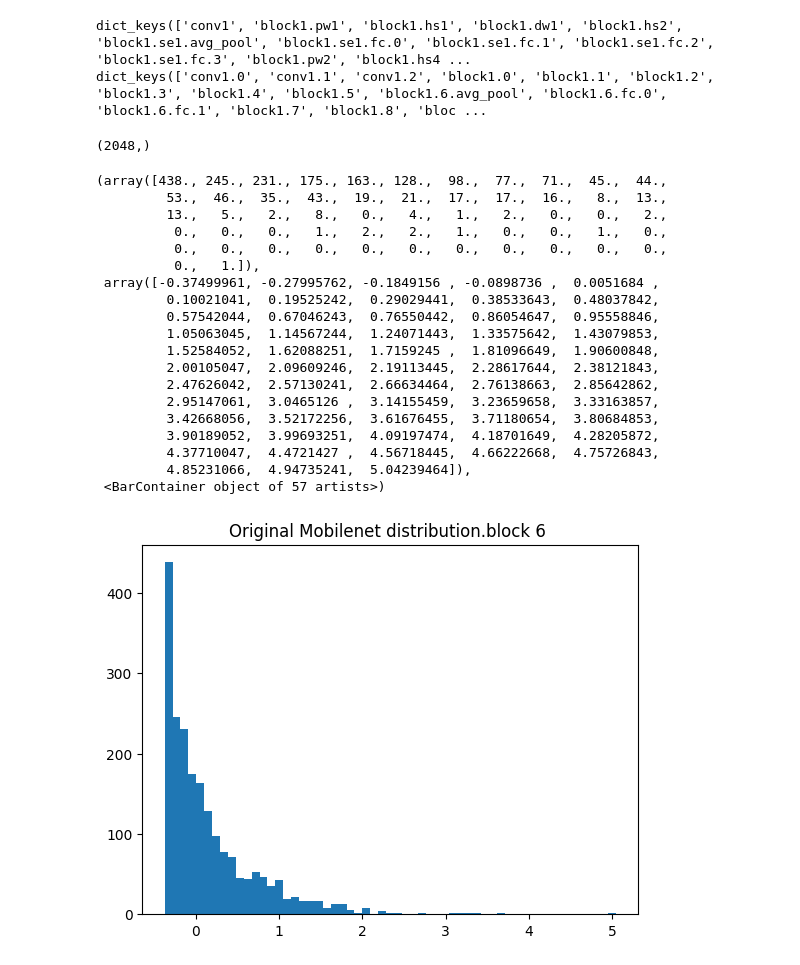
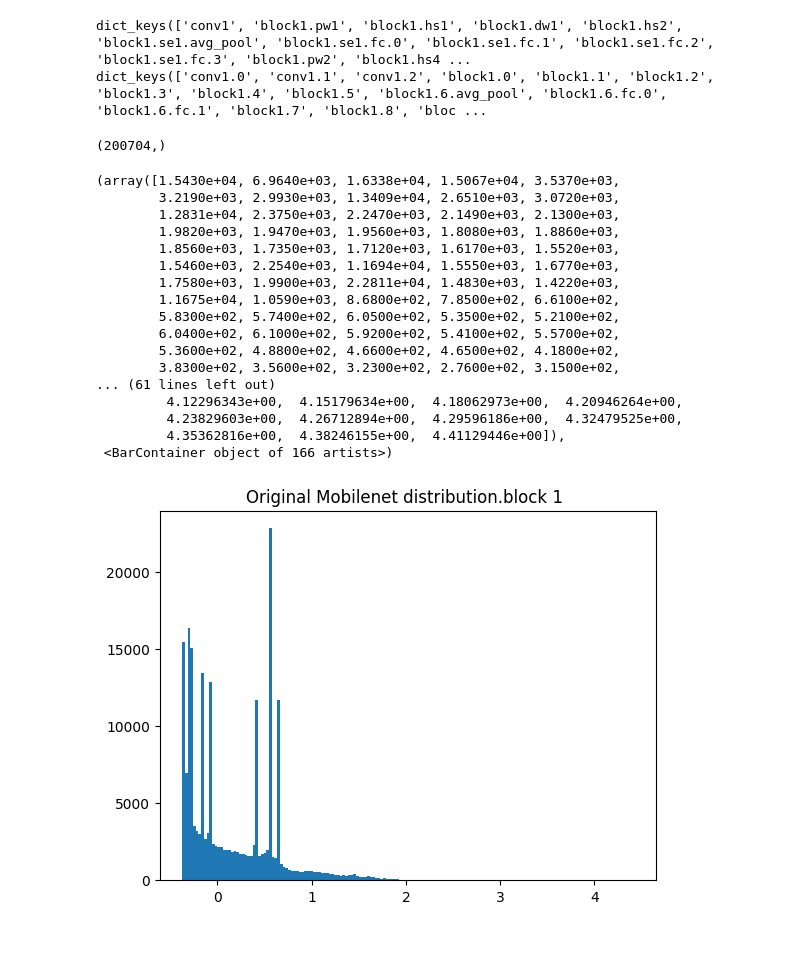
Before and after one commit to kevin199907/AOC, a Jupyter notebook: Project/Software/project_Mobilenet_q/Mobilenet_quantize.ipynb, the cells around one changed output. Cells and saved outputs as stored; diff of their text form; code cells hidden in the pictures.

```diff
--- a/Project/Software/project_Mobilenet_q/Mobilenet_quantize.ipynb
+++ b/Project/Software/project_Mobilenet_q/Mobilenet_quantize.ipynb
@@ -908,37 +908,35 @@ dict_keys(['conv1', 'block1.pw1', 'block1.hs1', 'block1.dw1', 'block1.hs2', 'blo
 dict_keys(['conv1.0', 'conv1.1', 'conv1.2', 'block1.0', 'block1.1', 'block1.2', 'block1.3', 'block1.4', 'block1.5', 'block1.6.avg_pool', 'block1.6.fc.0', 'block1.6.fc.1', 'block1.7', 'block1.8', 'bloc ...
 # %%
 #y = torch.flatten(FP32_model.Conv[0].weight)
-y = torch.flatten(output_activation['block6.hs4'])
+y = torch.flatten(output_activation['block1.hs1'])
 y = y.cpu()
 y = torch.flatten(y)
 y = y.detach()
 y = y.numpy()
 print(y.shape)
 
-plt.title("Original Mobilenet distribution.block 6 ")
+plt.title("Original Mobilenet distribution.block 1 ")
 plt.hist(y, bins='auto',density=False)
 # %% [output]
-(2048,)
+(200704,)
-(array([438., 245., 231., 175., 163., 128.,  98.,  77.,  71.,  45.,  44.,
-         53.,  46.,  35.,  43.,  19.,  21.,  17.,  17.,  16.,   8.,  13.,
-         13.,   5.,   2.,   8.,   0.,   4.,   1.,   2.,   0.,   0.,   2.,
-          0.,   0.,   0.,   1.,   2.,   2.,   1.,   0.,   0.,   1.,   0.,
-          0.,   0.,   0.,   0.,   0.,   0.,   0.,   0.,   0.,   0.,   0.,
-          0.,   1.]),
- array([-0.37499961, -0.27995762, -0.1849156 , -0.0898736 ,  0.0051684 ,
-         0.10021041,  0.19525242,  0.29029441,  0.38533643,  0.48037842,
-         0.57542044,  0.67046243,  0.76550442,  0.86054647,  0.95558846,
-         1.05063045,  1.14567244,  1.24071443,  1.33575642,  1.43079853,
-         1.52584052,  1.62088251,  1.7159245 ,  1.81096649,  1.90600848,
-         2.00105047,  2.09609246,  2.19113445,  2.28617644,  2.38121843,
-         2.47626042,  2.57130241,  2.66634464,  2.76138663,  2.85642862,
-         2.95147061,  3.0465126 ,  3.14155459,  3.23659658,  3.33163857,
-         3.42668056,  3.52172256,  3.61676455,  3.71180654,  3.80684853,
-         3.90189052,  3.99693251,  4.09197474,  4.18701649,  4.28205872,
-         4.37710047,  4.4721427 ,  4.56718445,  4.66222668,  4.75726843,
-         4.85231066,  4.94735241,  5.04239464]),
- <BarContainer object of 57 artists>)
+(array([1.5430e+04, 6.9640e+03, 1.6338e+04, 1.5067e+04, 3.5370e+03,
+        3.2190e+03, 2.9930e+03, 1.3409e+04, 2.6510e+03, 3.0720e+03,
+        1.2831e+04, 2.3750e+03, 2.2470e+03, 2.1490e+03, 2.1300e+03,
+        1.9820e+03, 1.9470e+03, 1.9560e+03, 1.8080e+03, 1.8860e+03,
+        1.8560e+03, 1.7350e+03, 1.7120e+03, 1.6170e+03, 1.5520e+03,
+        1.5460e+03, 2.2540e+03, 1.1694e+04, 1.5550e+03, 1.6770e+03,
+        1.7580e+03, 1.9900e+03, 2.2811e+04, 1.4830e+03, 1.4220e+03,
+        1.1675e+04, 1.0590e+03, 8.6800e+02, 7.8500e+02, 6.6100e+02,
+        5.8300e+02, 5.7400e+02, 6.0500e+02, 5.3500e+02, 5.2100e+02,
+        6.0400e+02, 6.1000e+02, 5.9200e+02, 5.4100e+02, 5.5700e+02,
+        5.3600e+02, 4.8800e+02, 4.6600e+02, 4.6500e+02, 4.1800e+02,
+        3.8300e+02, 3.5600e+02, 3.2300e+02, 2.7600e+02, 3.1500e+02,
+... (61 lines left out)
+         4.12296343e+00,  4.15179634e+00,  4.18062973e+00,  4.20946264e+00,
+         4.23829603e+00,  4.26712894e+00,  4.29596186e+00,  4.32479525e+00,
+         4.35362816e+00,  4.38246155e+00,  4.41129446e+00]),
+ <BarContainer object of 166 artists>)
-[figure, old version]
+[figure, new version]
 # %%
 #x = torch.flatten(quantized_weights12)
 #x = torch.flatten(quantized_model.Conv[1].weights)
```
Also changed, not shown: parts of 1 cell of this notebook, 23 other files.
